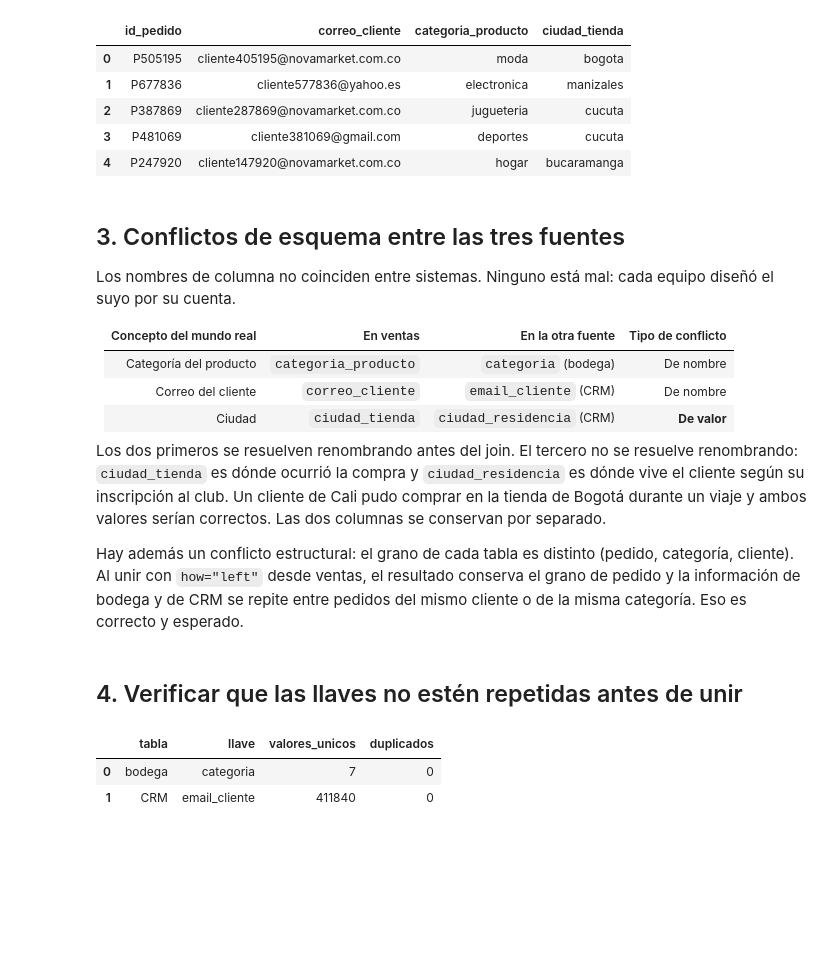
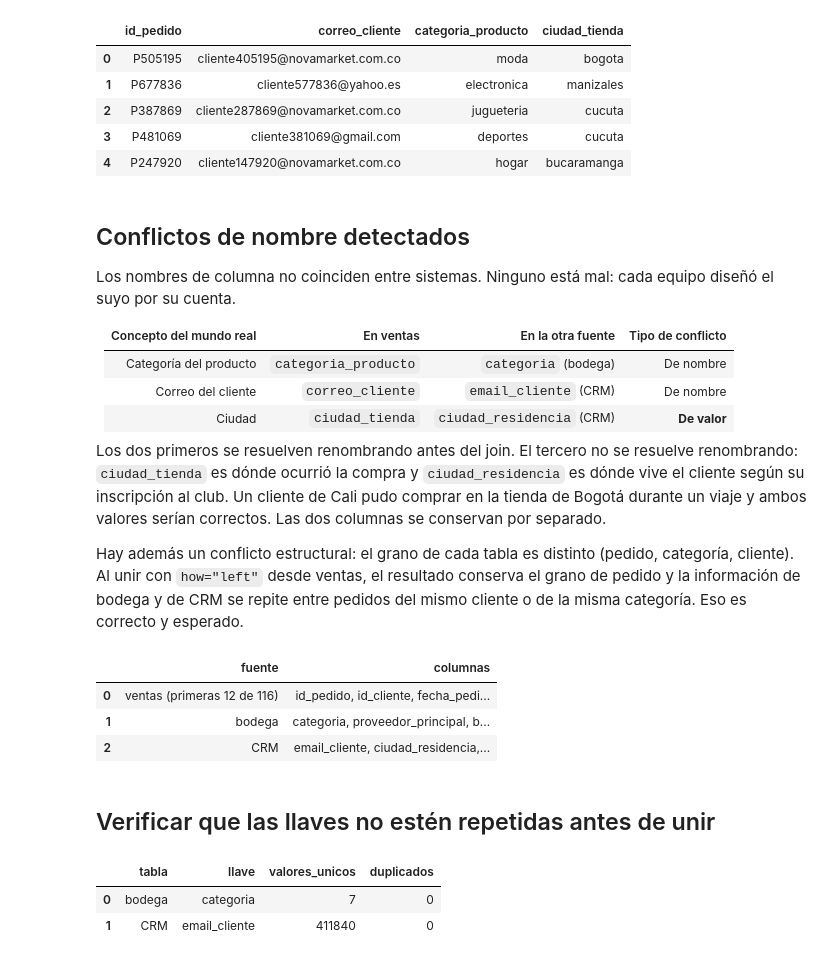
Before and after one commit to rborja79/preprocesamientodedatos, a Jupyter notebook: S12_PD_Borja_IntegracionDatos.ipynb, the cells around one changed output. Saved outputs shown, nothing was run; the diff lists cells and outputs as text; code cells hidden in the pictures; blank space fills up the shorter version.

```diff
--- a/S12_PD_Borja_IntegracionDatos.ipynb
+++ b/S12_PD_Borja_IntegracionDatos.ipynb
@@ -111,7 +111,7 @@ df_ventas[["id_pedido", "correo_cliente", "categoria_producto", "ciudad_tienda"]
 | 3 | P481069 | cliente381069@gmail.com | deportes | cucuta |
 | 4 | P247920 | cliente147920@novamarket.com.co | hogar | bucaramanga |
 # %% [markdown]
-## 3. Conflictos de esquema entre las tres fuentes
+## Conflictos de nombre detectados
 
 Los nombres de columna no coinciden entre sistemas. Ninguno está mal: cada equipo diseñó el suyo
 por su cuenta.
@@ -131,8 +131,18 @@ Hay además un conflicto estructural: el grano de cada tabla es distinto (pedido
 cliente). Al unir con `how="left"` desde ventas, el resultado conserva el grano de pedido y la
 información de bodega y de CRM se repite entre pedidos del mismo cliente o de la misma categoría.
 Eso es correcto y esperado.
+# %%
+pd.DataFrame({"fuente": ["ventas (primeras 12 de 116)", "bodega", "CRM"],
+              "columnas": [", ".join(df_ventas.columns.tolist()[:12]) + " ...",
+                           ", ".join(df_bodega.columns.tolist()),
+                           ", ".join(df_crm.columns.tolist())]})
+# %% [output]
+|  | fuente | columnas |
+| 0 | ventas (primeras 12 de 116) | id_pedido, id_cliente, fecha_pedi... |
+| 1 | bodega | categoria, proveedor_principal, b... |
+| 2 | CRM | email_cliente, ciudad_residencia,... |
 # %% [markdown]
-## 4. Verificar que las llaves no estén repetidas antes de unir
+## Verificar que las llaves no estén repetidas antes de unir
 # %%
 pd.DataFrame(
     [{"tabla": "bodega", "llave": "categoria",
```
Also changed, not shown: parts of 10 cells of this notebook, 3 other files.
